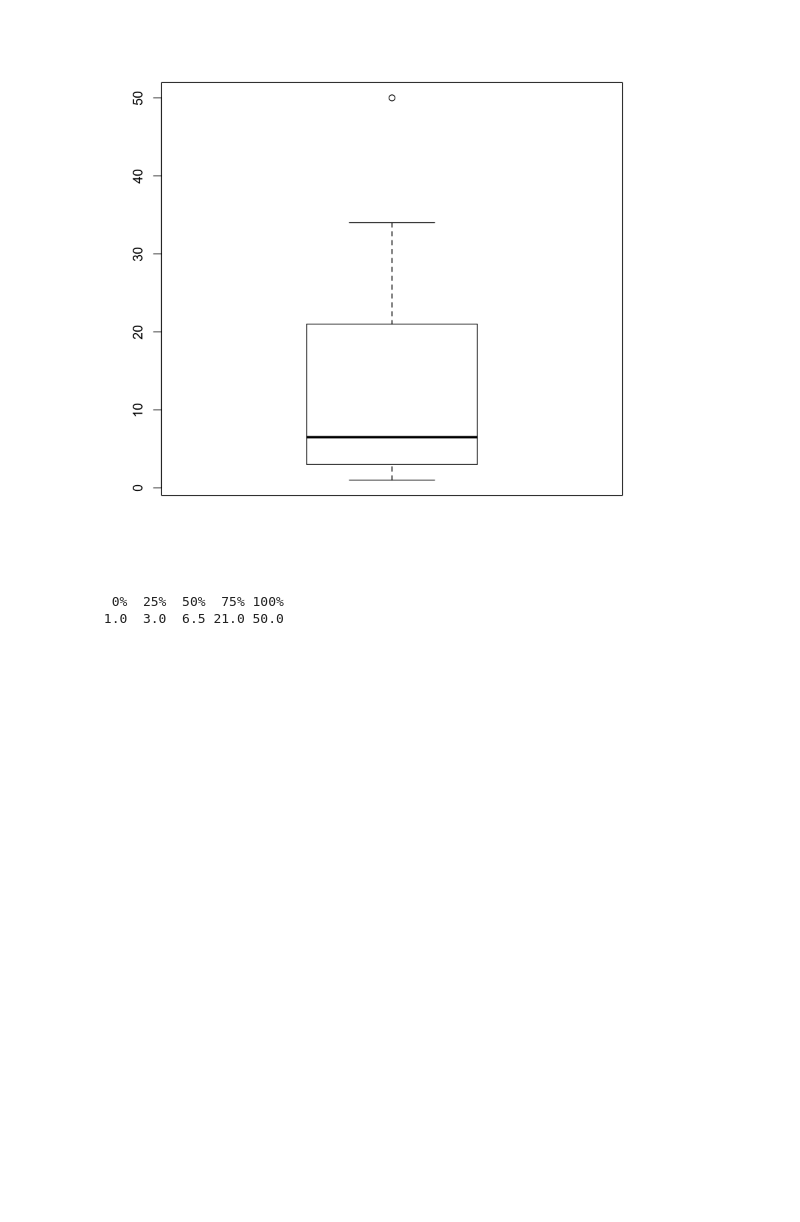
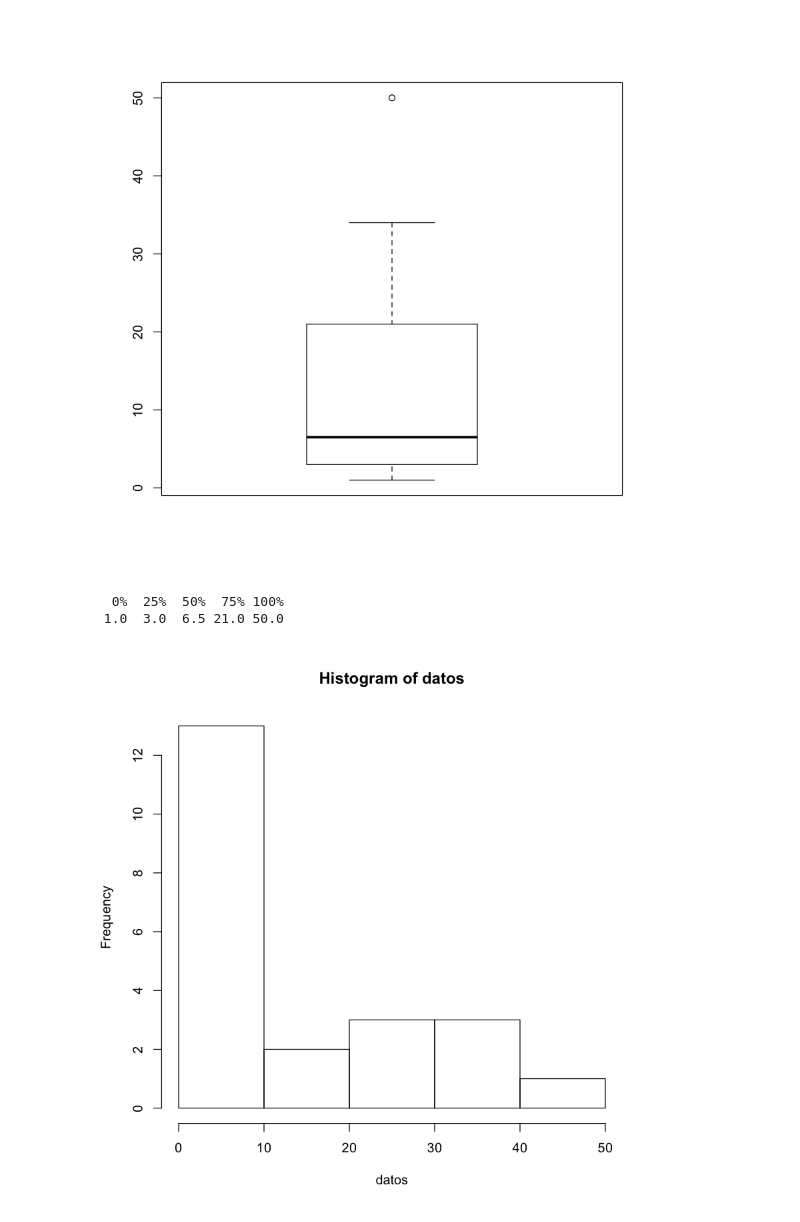
Before and after one commit to FerminAcosta/Propedeutico-R, a Jupyter notebook: Practica 1.ipynb, the cells around one changed output. Cells and saved outputs as stored; diff of their text form; code cells hidden in the pictures; blank space fills up the shorter version.

```diff
--- a/Practica 1.ipynb
+++ b/Practica 1.ipynb
@@ -411,3 +417,7 @@ quantile(datos,c(0,.25,.5,.75,1) , type = 5)
 # %% [output]
   0%  25%  50%  75% 100%
  1.0  3.0  6.5 21.0 50.0
+# %%
+hist(datos)
+# %% [output]
+[figure, added]
```
Also changed, not shown: parts of 6 cells of this notebook, 6 other files.
